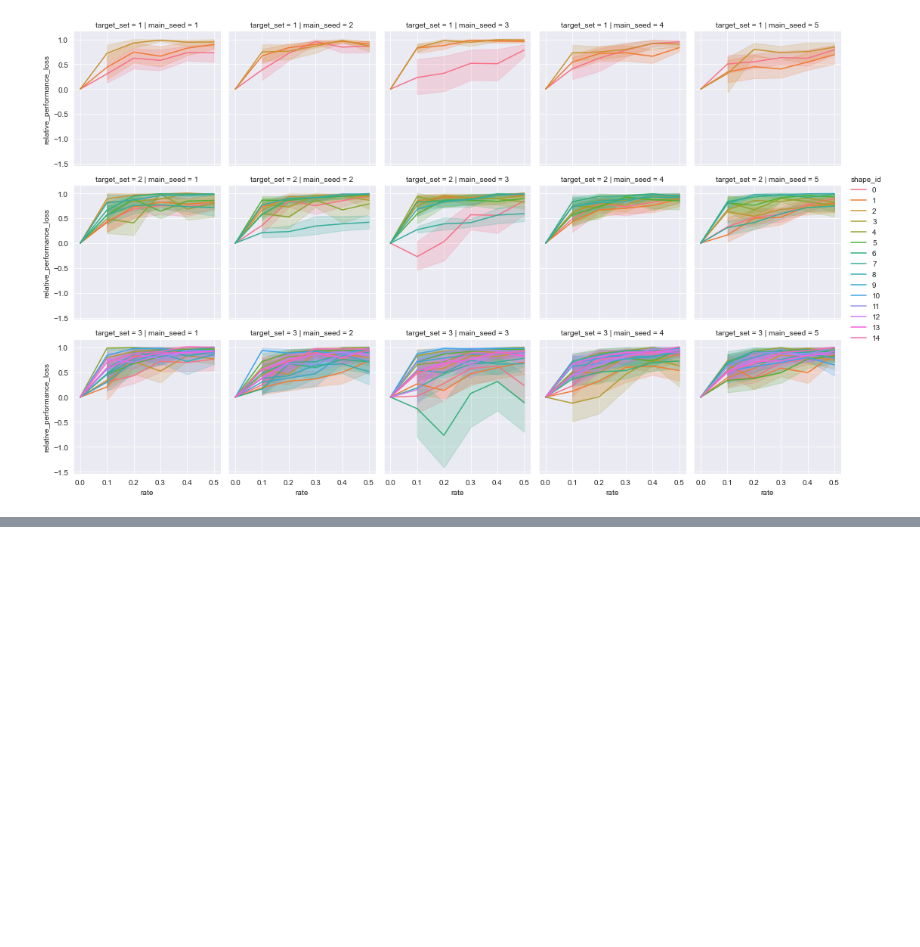
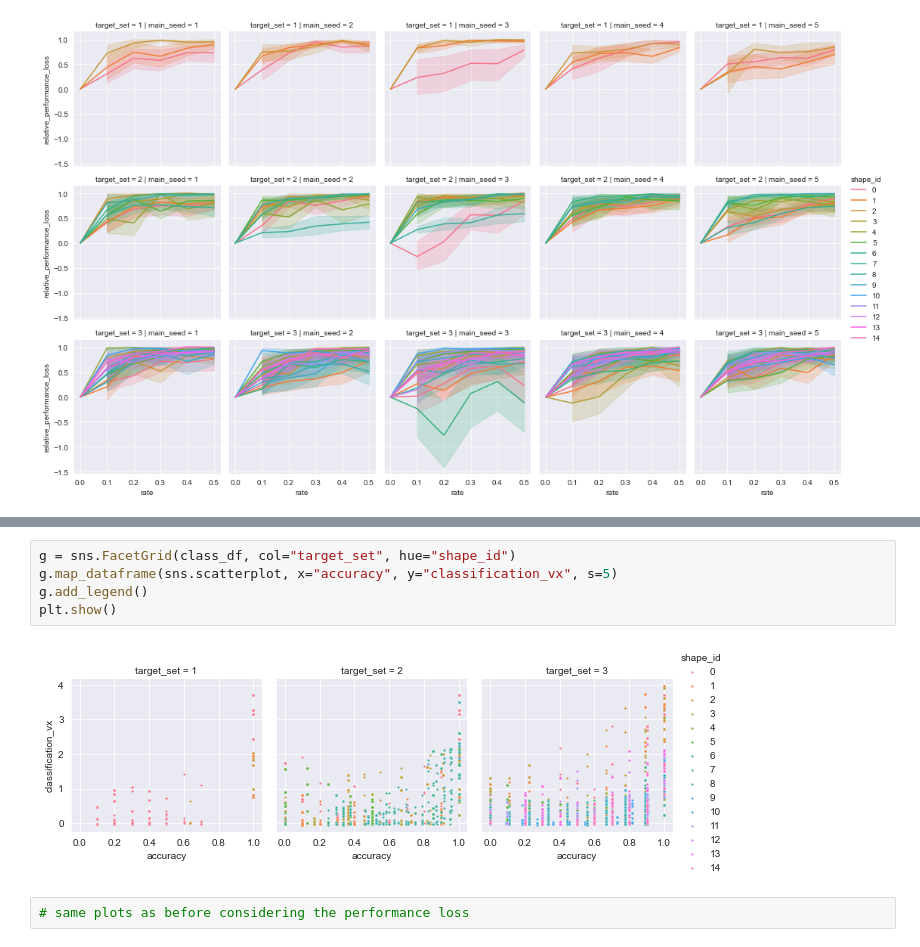
Before and after one commit to giorgia-nadizar/nca-vsr-classification, a Jupyter notebook: vsrs/performance_analysis.ipynb, the cells around one changed output, grey strips where cells are left out. Drawn from its saved outputs; the diff is of its cells as text; blank space fills up the shorter version.

```diff
--- a/vsrs/performance_analysis.ipynb
+++ b/vsrs/performance_analysis.ipynb
@@ -53,0 +99,9 @@ plt.show()
+# %%
+g = sns.FacetGrid(class_df, col="target_set", hue="shape_id")
+g.map_dataframe(sns.scatterplot, x="accuracy", y="classification_vx", s=5)
+g.add_legend()
+plt.show()
+# %% [output]
+[figure, added]
+# %%
+# same plots as before considering the performance loss
```
Also changed, not shown: parts of 4 cells of this notebook, 1 other file.
